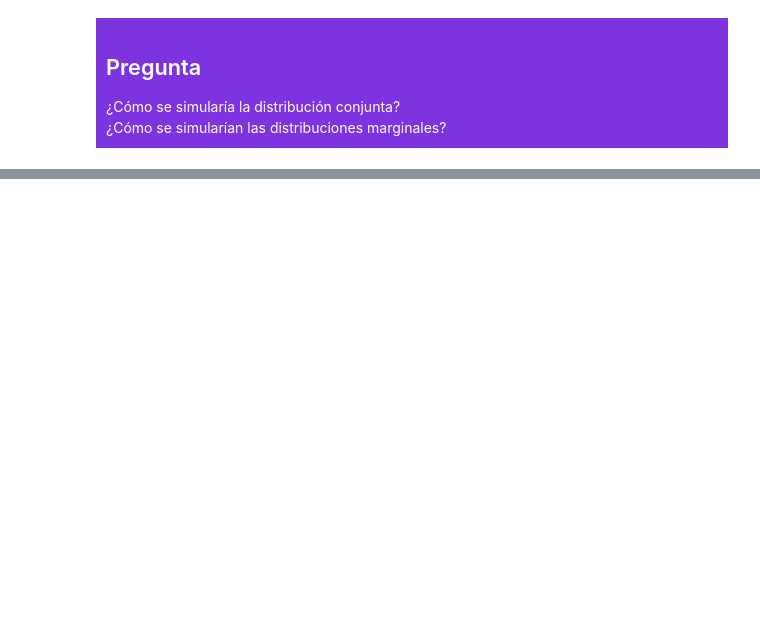
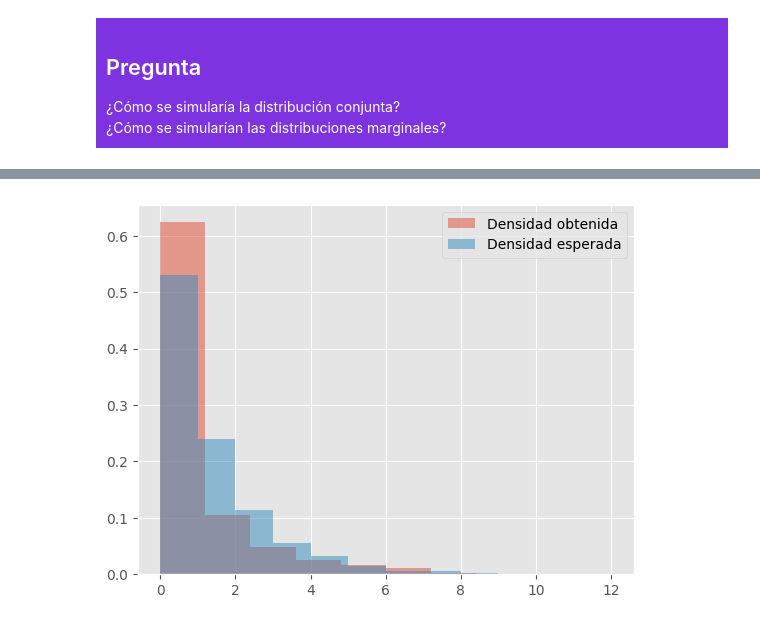
Before and after one commit to linear-regret/Probabilidad-_II, a Jupyter notebook: Notebooks_Proba_II/1.Introduccion_Python/2_Probabilidad_python.ipynb, the cells around one changed output, grey strips where cells are left out. Cells and saved outputs as stored; diff of their text form; code cells hidden in the pictures; blank space fills up the shorter version.

```diff
--- a/Notebooks_Proba_II/1.Introduccion_Python/2_Probabilidad_python.ipynb
+++ b/Notebooks_Proba_II/1.Introduccion_Python/2_Probabilidad_python.ipynb
@@ -424,0 +477,11 @@ X_vector
+# %%
+import numpy as np
+
+# Make a histogram of a geometric distribution from 0 to 12 with parameter p
+p = 0.5
+plt.hist(X_1,alpha=0.5,density=True, label='Densidad obtenida')
+plt.hist(np.random.geometric(p, size=1000)-1, bins=range(13),alpha=0.5, density=True, label='Densidad esperada')
+plt.legend()
+plt.show()
+# %% [output]
+[figure, added]
```
Also changed, not shown: parts of 36 cells of this notebook.
